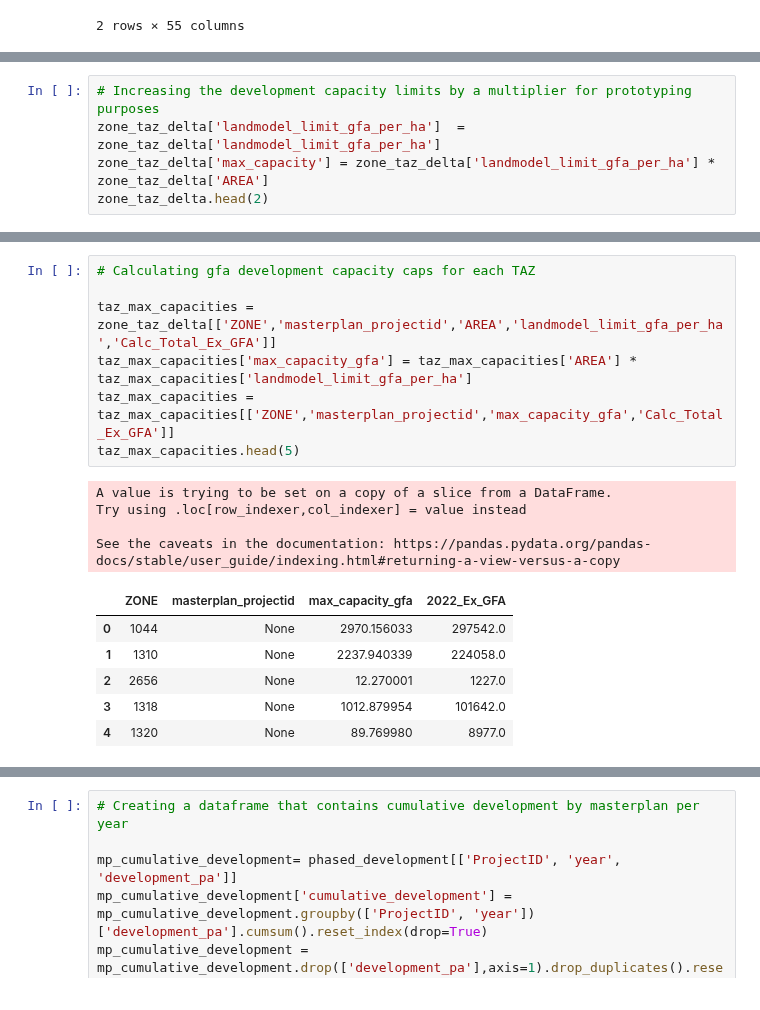
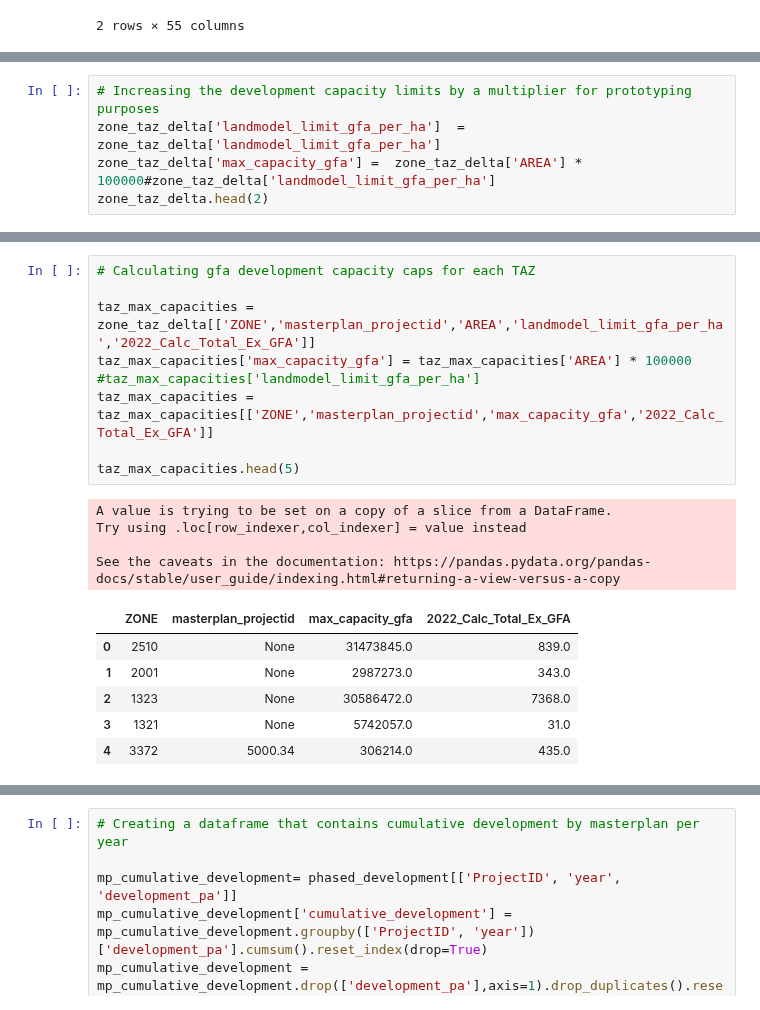
Before and after one commit to BuroHappoldLegacySoup/PlanCapitalLandModel, a Jupyter notebook: MP to TAZ Pipeline.ipynb, the cells around one changed output, grey strips where cells are left out. Saved outputs shown, nothing was run; the diff lists cells and outputs as text.

```diff
--- a/MP to TAZ Pipeline.ipynb
+++ b/MP to TAZ Pipeline.ipynb
@@ -55,7 +69,7 @@ mp_taz_crosswalk.head(2)
 # %%
 # Increasing the development capacity limits by a multiplier for prototyping purposes
 zone_taz_delta['landmodel_limit_gfa_per_ha']  = zone_taz_delta['landmodel_limit_gfa_per_ha']
-zone_taz_delta['max_capacity'] = zone_taz_delta['landmodel_limit_gfa_per_ha'] * zone_taz_delta['AREA']
+zone_taz_delta['max_capacity_gfa'] =  zone_taz_delta['AREA'] * 100000#zone_taz_delta['landmodel_limit_gfa_per_ha']
 zone_taz_delta.head(2)
 # %% [output]
 |  | Z | ZONE | EPA | UPC_PRECIN | PRECINCT_N | ST_DIST_ID | ST_DIST_EN | UDM_DIST_I | UDM_DIST_E | ... |
@@ -65,21 +79,22 @@ zone_taz_delta.head(2)
 # %%
 # Calculating gfa development capacity caps for each TAZ
 
-taz_max_capacities = zone_taz_delta[['ZONE','masterplan_projectid','AREA','landmodel_limit_gfa_per_ha','Calc_Total_Ex_GFA']]
-taz_max_capacities['max_capacity_gfa'] = taz_max_capacities['AREA'] * taz_max_capacities['landmodel_limit_gfa_per_ha']
-taz_max_capacities = taz_max_capacities[['ZONE','masterplan_projectid','max_capacity_gfa','Calc_Total_Ex_GFA']]
+taz_max_capacities = zone_taz_delta[['ZONE','masterplan_projectid','AREA','landmodel_limit_gfa_per_ha','2022_Calc_Total_Ex_GFA']]
+taz_max_capacities['max_capacity_gfa'] = taz_max_capacities['AREA'] * 100000 #taz_max_capacities['landmodel_limit_gfa_per_ha']
+taz_max_capacities = taz_max_capacities[['ZONE','masterplan_projectid','max_capacity_gfa','2022_Calc_Total_Ex_GFA']]
+
 taz_max_capacities.head(5)
 # %% [output]
 A value is trying to be set on a copy of a slice from a DataFrame.
 Try using .loc[row_indexer,col_indexer] = value instead
 
 See the caveats in the documentation: https://pandas.pydata.org/pandas-docs/stable/user_guide/indexing.html#returning-a-view-versus-a-copy
-|  | ZONE | masterplan_projectid | max_capacity_gfa | 2022_Ex_GFA |
-| 0 | 1044 | None | 2970.156033 | 297542.0 |
-| 1 | 1310 | None | 2237.940339 | 224058.0 |
-| 2 | 2656 | None | 12.270001 | 1227.0 |
-| 3 | 1318 | None | 1012.879954 | 101642.0 |
-| 4 | 1320 | None | 89.769980 | 8977.0 |
+|  | ZONE | masterplan_projectid | max_capacity_gfa | 2022_Calc_Total_Ex_GFA |
+| 0 | 2510 | None | 31473845.0 | 839.0 |
+| 1 | 2001 | None | 2987273.0 | 343.0 |
+| 2 | 1323 | None | 30586472.0 | 7368.0 |
+| 3 | 1321 | None | 5742057.0 | 31.0 |
+| 4 | 3372 | 5000.34 | 306214.0 | 435.0 |
 # %%
 # Checking densities per ha from the GIS package by bin
 
```
Also changed, not shown: parts of 11 cells of this notebook, 1 other file.
